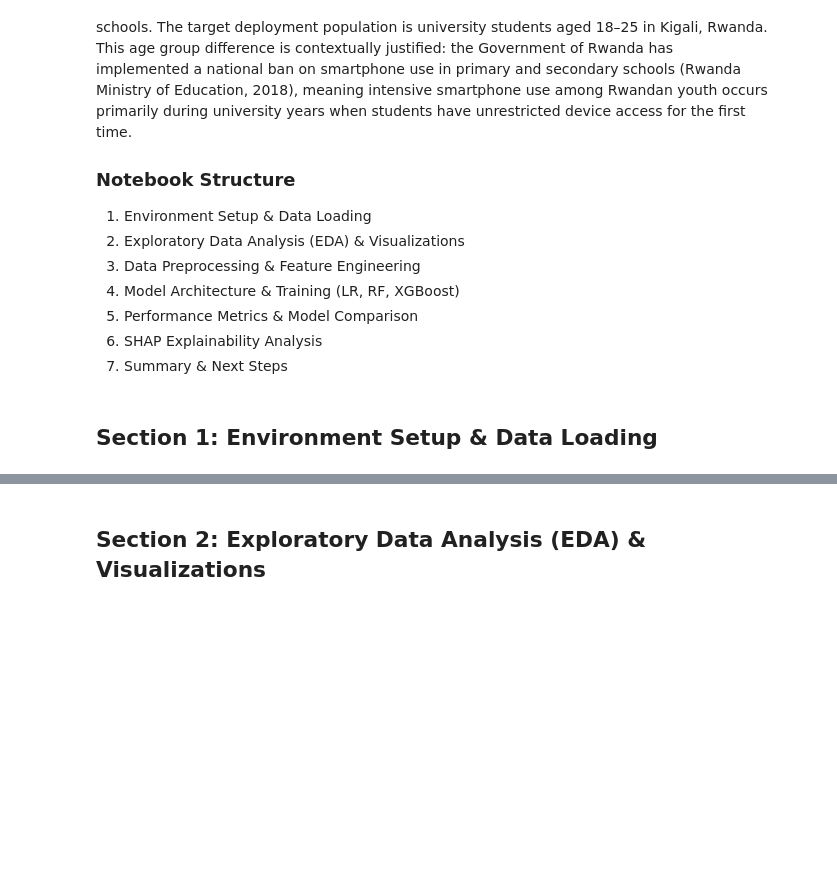
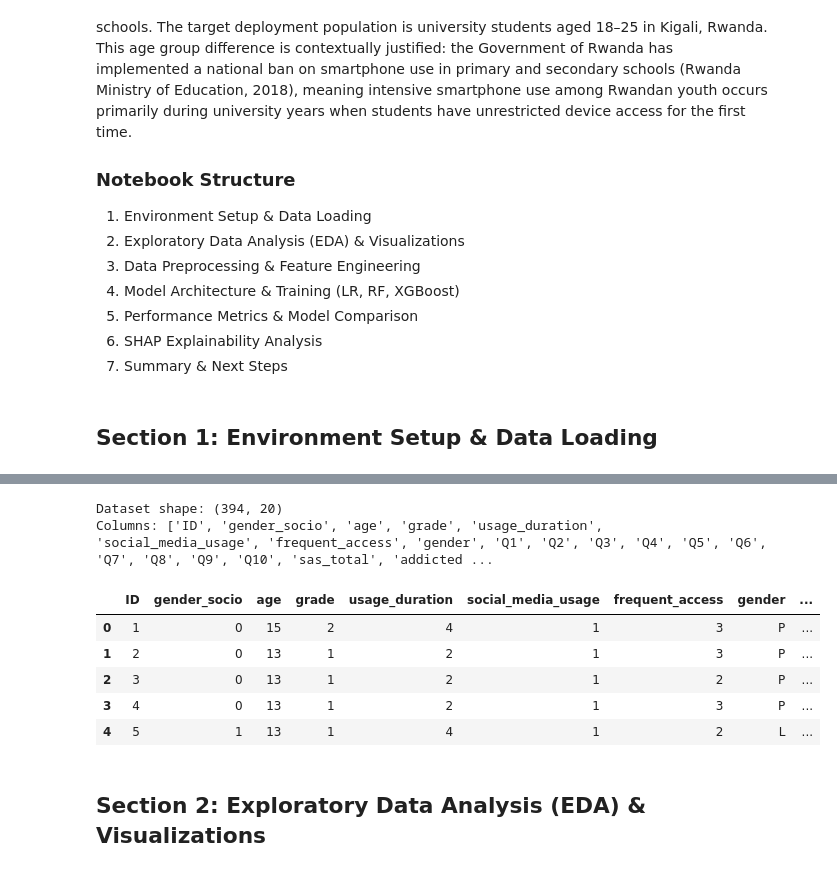
Before and after one commit to MizeroR/digital-wellbeing-coach, a Jupyter notebook: DWC_Model_Notebook.ipynb, the cells around one changed output, grey strips where cells are left out. Saved outputs shown, nothing was run; the diff lists cells and outputs as text; code cells hidden in the pictures; blank space fills up the shorter version.

Commit message:
Kaggle Notebook | DWC_Model_Notebook | Version 2

```diff
--- a/DWC_Model_Notebook.ipynb
+++ b/DWC_Model_Notebook.ipynb
@@ -80,6 +62,6 @@ ModuleNotFoundError: No module named 'numpy'
 # %%
 # ── Load both sheets from the Excel file ─────────────────────────────────────
-wb = openpyxl.load_workbook('Raw_Data.xlsx', read_only=True)
+wb = openpyxl.load_workbook('/kaggle/input/datasets/reinemizero/raw-data/Raw Data.xlsx', read_only=True)
 
 # --- Sociodemographic sheet ---
 ws1 = wb['Sociodemographic Data']
@@ -94,33 +76,42 @@ df_socio = df_socio.rename(columns={
     'The Most Frequent Access': 'frequent_access',
     'Gender': 'gender_socio',
     'Age': 'age',
     'Class': 'grade'
 })
 df_socio = df_socio.drop(columns=['Name/Initial'])
 
 # --- Smartphone Addiction sheet ---
 ws2 = wb['Smartphone Addiction']
 rows2 = list(ws2.iter_rows(values_only=True))
 data2 = []
 for r in rows2[3:]:
     if r[0] is not None and isinstance(r[0], int):
         data2.append({
             'ID': r[0],
             'gender': r[1],
             'Q1': r[2], 'Q2': r[3], 'Q3': r[4], 'Q4': r[5],
             'Q5': r[6], 'Q6': r[7], 'Q7': r[8], 'Q8': r[9],
             'Q9': r[10], 'Q10': r[11],
             'sas_total': sum([x for x in [r[2],r[3],r[4],r[5],r[6],r[7],r[8],r[9],r[10],r[11]] if isinstance(x, (int,float))]),
             'addicted': r[13]
         })
 df_add = pd.DataFrame(data2)
 
 # --- Merge on ID ---
 df = pd.merge(df_socio, df_add, on='ID')
 
 print(f"Dataset shape: {df.shape}")
 print(f"Columns: {list(df.columns)}")
 df.head()
+# %% [output]
+Dataset shape: (394, 20)
+Columns: ['ID', 'gender_socio', 'age', 'grade', 'usage_duration', 'social_media_usage', 'frequent_access', 'gender', 'Q1', 'Q2', 'Q3', 'Q4', 'Q5', 'Q6', 'Q7', 'Q8', 'Q9', 'Q10', 'sas_total', 'addicted ...
+|  | ID | gender_socio | age | grade | usage_duration | social_media_usage | frequent_access | gender | ... |
+| 0 | 1 | 0 | 15 | 2 | 4 | 1 | 3 | P | ... |
+| 1 | 2 | 0 | 13 | 1 | 2 | 1 | 3 | P | ... |
+| 2 | 3 | 0 | 13 | 1 | 2 | 1 | 2 | P | ... |
+| 3 | 4 | 0 | 13 | 1 | 2 | 1 | 3 | P | ... |
+| 4 | 5 | 1 | 13 | 1 | 4 | 1 | 2 | L | ... |
 # %% [markdown]
 ## Section 2: Exploratory Data Analysis (EDA) & Visualizations
 # %%
```
Also changed, not shown: parts of 5 cells of this notebook.
